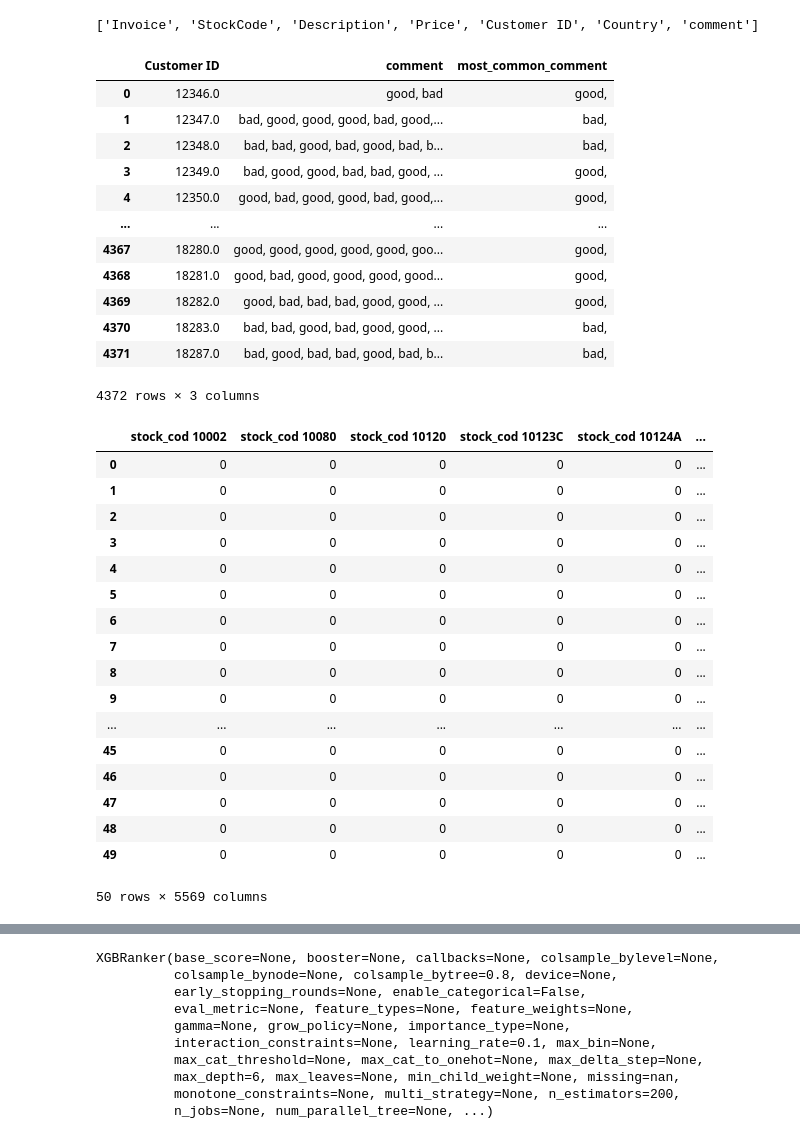
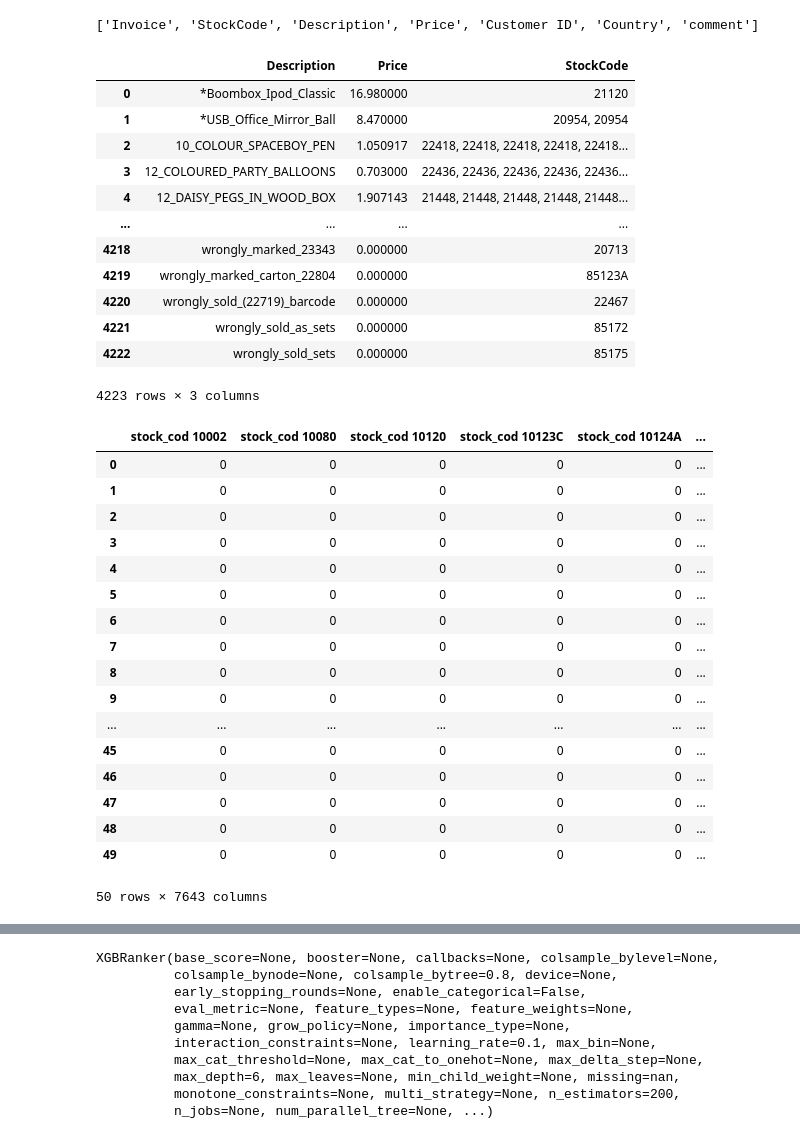
Before and after one commit to bhzyy/Machine_Learning, a Jupyter notebook: recommend_Rank/super_market_rank.ipynb, the cells around one changed output, grey strips where cells are left out. Cells and saved outputs as stored; diff of their text form; code cells hidden in the pictures.

```diff
--- a/recommend_Rank/super_market_rank.ipynb
+++ b/recommend_Rank/super_market_rank.ipynb
@@ -114,29 +114,32 @@ print(superMarket_dataSet.columns.tolist())
 # %% [output]
 ['Invoice', 'StockCode', 'Description', 'Price', 'Customer ID', 'Country', 'comment']
 # %%
-grouped_superM_des = superMarket_dataSet.groupby("Customer ID")["Description"].apply(lambda x: ", ".join(x)).reset_index()
-grouped_superM_stock = superMarket_dataSet.groupby("Customer ID")["StockCode"].apply(lambda x: ", ".join(x)).reset_index()
-grouped_superM_cmnt = superMarket_dataSet.groupby("Customer ID")["comment"].apply(lambda x: ", ".join(x)).reset_index()
+# grouped_superM_des = superMarket_dataSet.groupby("Description")["Description"].apply(lambda x: ", ".join(x)).reset_index()
+grouped_superM_price = superMarket_dataSet.groupby("Description")["Price"].mean().reset_index()
+
+grouped_superM_stock = superMarket_dataSet.groupby("Description")["StockCode"].apply(lambda x: ", ".join(x)).reset_index()
+grouped_superM_cmnt = superMarket_dataSet.groupby("Description")["comment"].apply(lambda x: ", ".join(x)).reset_index()
 
 
-grouped_superM_data=pd.concat([grouped_superM_des,grouped_superM_stock["StockCode"]],axis=1)
+grouped_superM_data=pd.concat([grouped_superM_price,grouped_superM_stock["StockCode"]],axis=1)
 grouped_superM_data
 grouped_superM_cmnt["most_common_comment"] = grouped_superM_cmnt["comment"].apply(most_common_word)
 grouped_superM_cmnt
+grouped_superM_data
 # %% [output]
-|  | Customer ID | comment | most_common_comment |
-| 0 | 12346.0 | good, bad | good, |
-| 1 | 12347.0 | bad, good, good, good, bad, good,... | bad, |
-| 2 | 12348.0 | bad, bad, good, bad, good, bad, b... | bad, |
-| 3 | 12349.0 | bad, good, good, bad, bad, good, ... | good, |
-| 4 | 12350.0 | good, bad, good, good, bad, good,... | good, |
+|  | Description | Price | StockCode |
+| 0 | *Boombox_Ipod_Classic | 16.980000 | 21120 |
+| 1 | *USB_Office_Mirror_Ball | 8.470000 | 20954, 20954 |
+| 2 | 10_COLOUR_SPACEBOY_PEN | 1.050917 | 22418, 22418, 22418, 22418, 22418... |
+| 3 | 12_COLOURED_PARTY_BALLOONS | 0.703000 | 22436, 22436, 22436, 22436, 22436... |
+| 4 | 12_DAISY_PEGS_IN_WOOD_BOX | 1.907143 | 21448, 21448, 21448, 21448, 21448... |
 | ... | ... | ... | ... |
-| 4367 | 18280.0 | good, good, good, good, good, goo... | good, |
-| 4368 | 18281.0 | good, bad, good, good, good, good... | good, |
-| 4369 | 18282.0 | good, bad, bad, bad, good, good, ... | good, |
-| 4370 | 18283.0 | bad, bad, good, bad, good, good, ... | bad, |
-| 4371 | 18287.0 | bad, good, bad, bad, good, bad, b... | bad, |
+| 4218 | wrongly_marked_23343 | 0.000000 | 20713 |
+| 4219 | wrongly_marked_carton_22804 | 0.000000 | 85123A |
+| 4220 | wrongly_sold_(22719)_barcode | 0.000000 | 22467 |
+| 4221 | wrongly_sold_as_sets | 0.000000 | 85172 |
+| 4222 | wrongly_sold_sets | 0.000000 | 85175 |
-4372 rows × 3 columns
+4223 rows × 3 columns
 # %%
 grouped_superM_data["StockCode"] = grouped_superM_data["StockCode"].apply(lambda stock: stock.split(","))
 # %%
@@ -163,7 +166,7 @@ stock_code_df.head(50)
 | 47 | 0 | 0 | 0 | 0 | 0 | ... |
 | 48 | 0 | 0 | 0 | 0 | 0 | ... |
 | 49 | 0 | 0 | 0 | 0 | 0 | ... |
-50 rows × 5569 columns
+50 rows × 7643 columns
 # %%
 X_y = pd.concat([grouped_superM_data,grouped_superM_cmnt["most_common_comment"]], axis=1)
 
```
Also changed, not shown: parts of 5 cells of this notebook, 1 other file.
